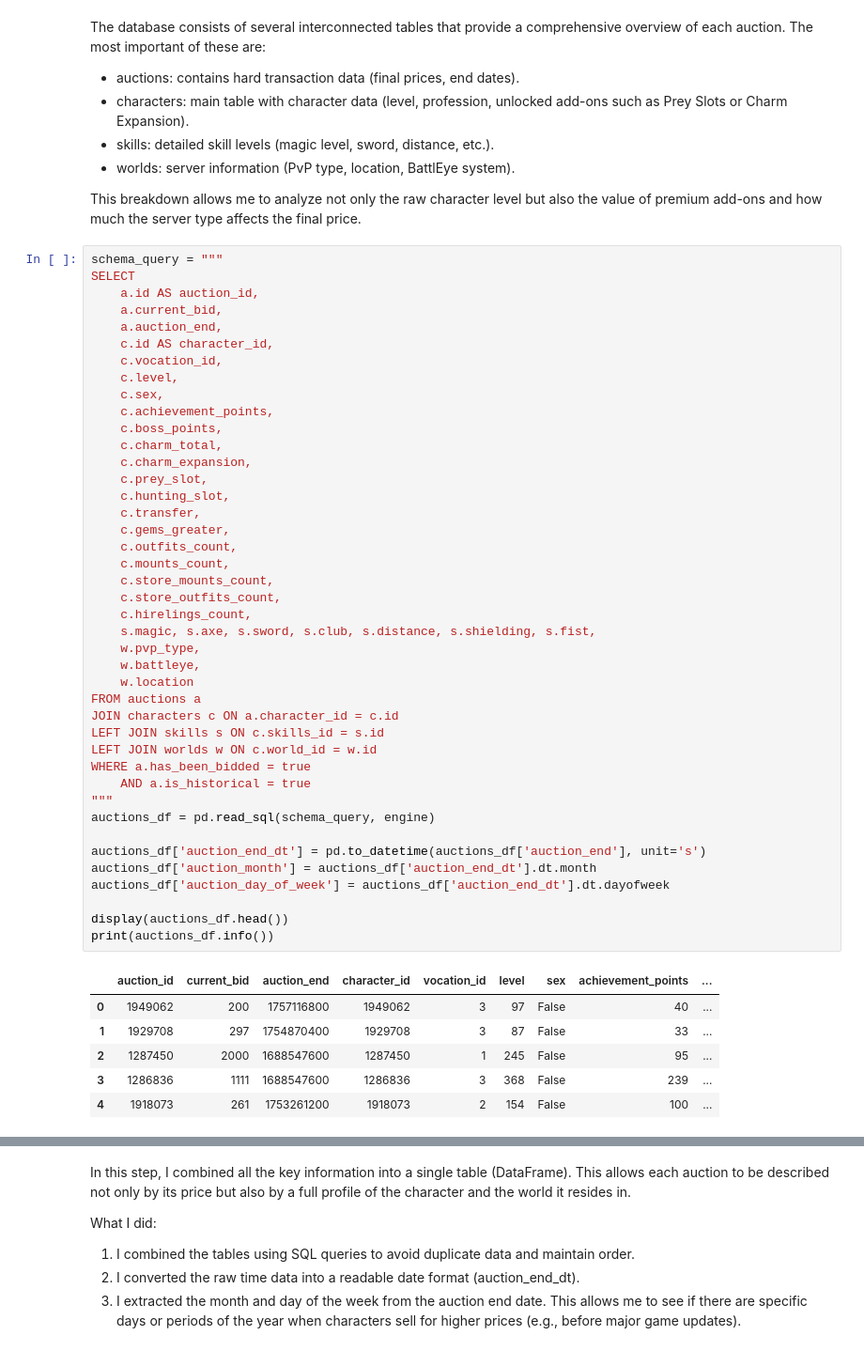
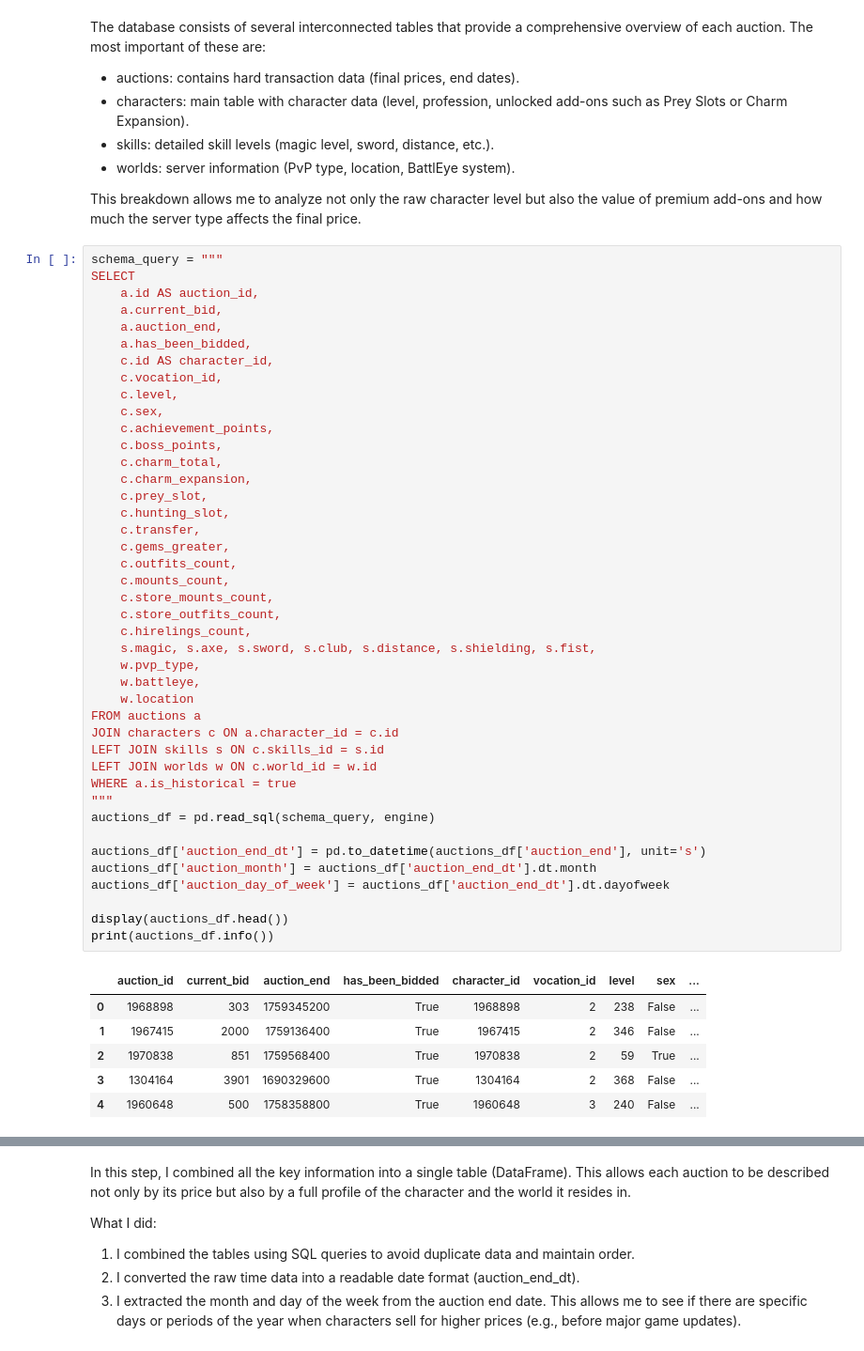
Before and after one commit to martynaottoni/tibia-auctions-analysis, a Jupyter notebook: notebooks/data_exploration.ipynb, the cells around one changed output, grey strips where cells are left out. Shown at 94% size. Drawn from its saved outputs; the diff is of its cells as text.

Commit message:
I added a.has_been_bidded to the SELECT and removed filtering by this attribute to add analysis of auctions that were not sold

```diff
--- a/notebooks/data_exploration.ipynb
+++ b/notebooks/data_exploration.ipynb
@@ -144,6 +144,7 @@ SELECT
     a.id AS auction_id,
     a.current_bid,
     a.auction_end,
+    a.has_been_bidded,
     c.id AS character_id,
     c.vocation_id,
     c.level,
@@ -152,39 +153,38 @@ SELECT
     c.boss_points,
     c.charm_total,
     c.charm_expansion,
     c.prey_slot,
     c.hunting_slot,
     c.transfer,
     c.gems_greater,
     c.outfits_count,
     c.mounts_count,
     c.store_mounts_count,
     c.store_outfits_count,
     c.hirelings_count,
     s.magic, s.axe, s.sword, s.club, s.distance, s.shielding, s.fist,
     w.pvp_type,
     w.battleye,
     w.location
 FROM auctions a
 JOIN characters c ON a.character_id = c.id
 LEFT JOIN skills s ON c.skills_id = s.id
 LEFT JOIN worlds w ON c.world_id = w.id
-WHERE a.has_been_bidded = true
-    AND a.is_historical = true
+WHERE a.is_historical = true
 """
 auctions_df = pd.read_sql(schema_query, engine)
 
 auctions_df['auction_end_dt'] = pd.to_datetime(auctions_df['auction_end'], unit='s')
 auctions_df['auction_month'] = auctions_df['auction_end_dt'].dt.month
 auctions_df['auction_day_of_week'] = auctions_df['auction_end_dt'].dt.dayofweek
 
 display(auctions_df.head())
 print(auctions_df.info())
 # %% [output]
-|  | auction_id | current_bid | auction_end | character_id | vocation_id | level | sex | achievement_points | ... |
-| 0 | 1949062 | 200 | 1757116800 | 1949062 | 3 | 97 | False | 40 | ... |
-| 1 | 1929708 | 297 | 1754870400 | 1929708 | 3 | 87 | False | 33 | ... |
-| 2 | 1287450 | 2000 | 1688547600 | 1287450 | 1 | 245 | False | 95 | ... |
-| 3 | 1286836 | 1111 | 1688547600 | 1286836 | 3 | 368 | False | 239 | ... |
-| 4 | 1918073 | 261 | 1753261200 | 1918073 | 2 | 154 | False | 100 | ... |
+|  | auction_id | current_bid | auction_end | has_been_bidded | character_id | vocation_id | level | sex | ... |
+| 0 | 1968898 | 303 | 1759345200 | True | 1968898 | 2 | 238 | False | ... |
+| 1 | 1967415 | 2000 | 1759136400 | True | 1967415 | 2 | 346 | False | ... |
+| 2 | 1970838 | 851 | 1759568400 | True | 1970838 | 2 | 59 | True | ... |
+| 3 | 1304164 | 3901 | 1690329600 | True | 1304164 | 2 | 368 | False | ... |
+| 4 | 1960648 | 500 | 1758358800 | True | 1960648 | 3 | 240 | False | ... |
 <class 'pandas.core.frame.DataFrame'>
```
Also changed, not shown: parts of 1 cell of this notebook.
